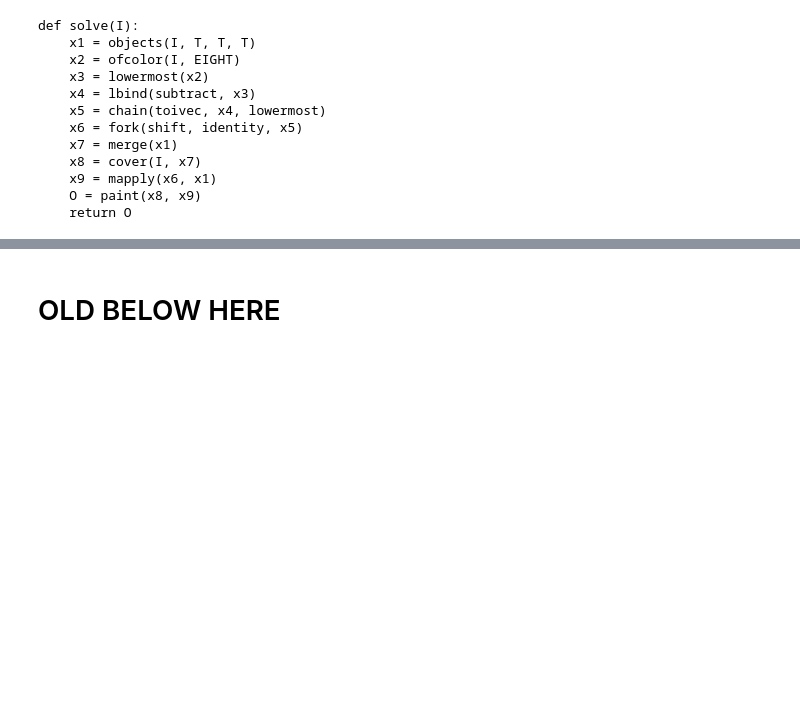
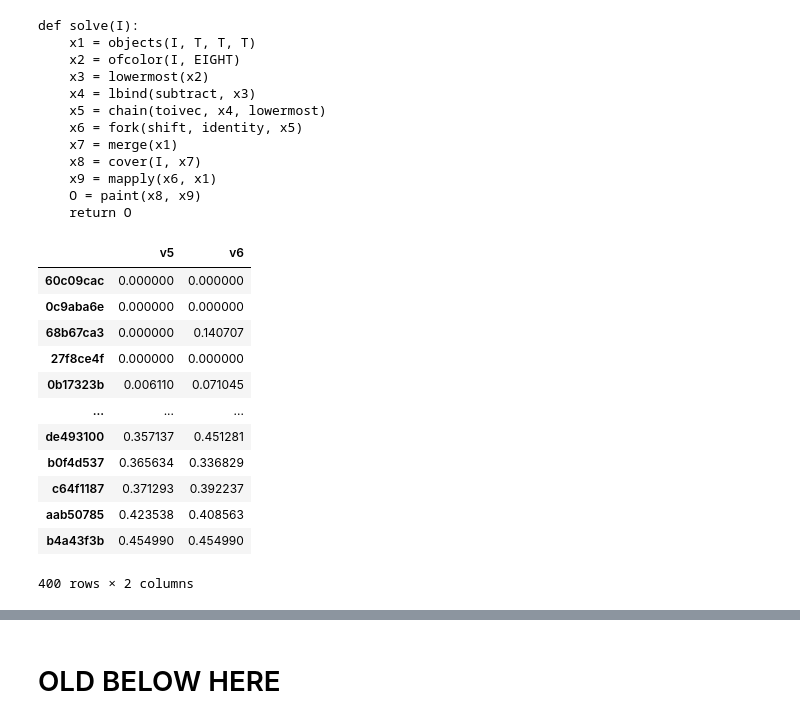
Before and after one commit to AmziJeffs/ARCPrize2024, a Jupyter notebook: genetic algorithm/fitness data charts.ipynb, the cells around one changed output, grey strips where cells are left out. Drawn from its saved outputs; the diff is of its cells as text; code cells hidden in the pictures; blank space fills up the shorter version.

```diff
--- a/genetic algorithm/fitness data charts.ipynb
+++ b/genetic algorithm/fitness data charts.ipynb
@@ -925,3 +937,21 @@ def solve(I):
     x9 = mapply(x6, x1)
     O = paint(x8, x9)
     return O
+# %%
+v5_vs_v6 = pd.concat([v5_summary['min_fitness'], v6_summary['min_fitness']], axis = 1)
+v5_vs_v6.columns = ['v5', 'v6']
+v5_vs_v6
+# %% [output]
+|  | v5 | v6 |
+| 60c09cac | 0.000000 | 0.000000 |
+| 0c9aba6e | 0.000000 | 0.000000 |
+| 68b67ca3 | 0.000000 | 0.140707 |
+| 27f8ce4f | 0.000000 | 0.000000 |
+| 0b17323b | 0.006110 | 0.071045 |
+| ... | ... | ... |
+| de493100 | 0.357137 | 0.451281 |
+| b0f4d537 | 0.365634 | 0.336829 |
+| c64f1187 | 0.371293 | 0.392237 |
+| aab50785 | 0.423538 | 0.408563 |
+| b4a43f3b | 0.454990 | 0.454990 |
+400 rows × 2 columns
```
Also changed, not shown: parts of 8 cells of this notebook.
